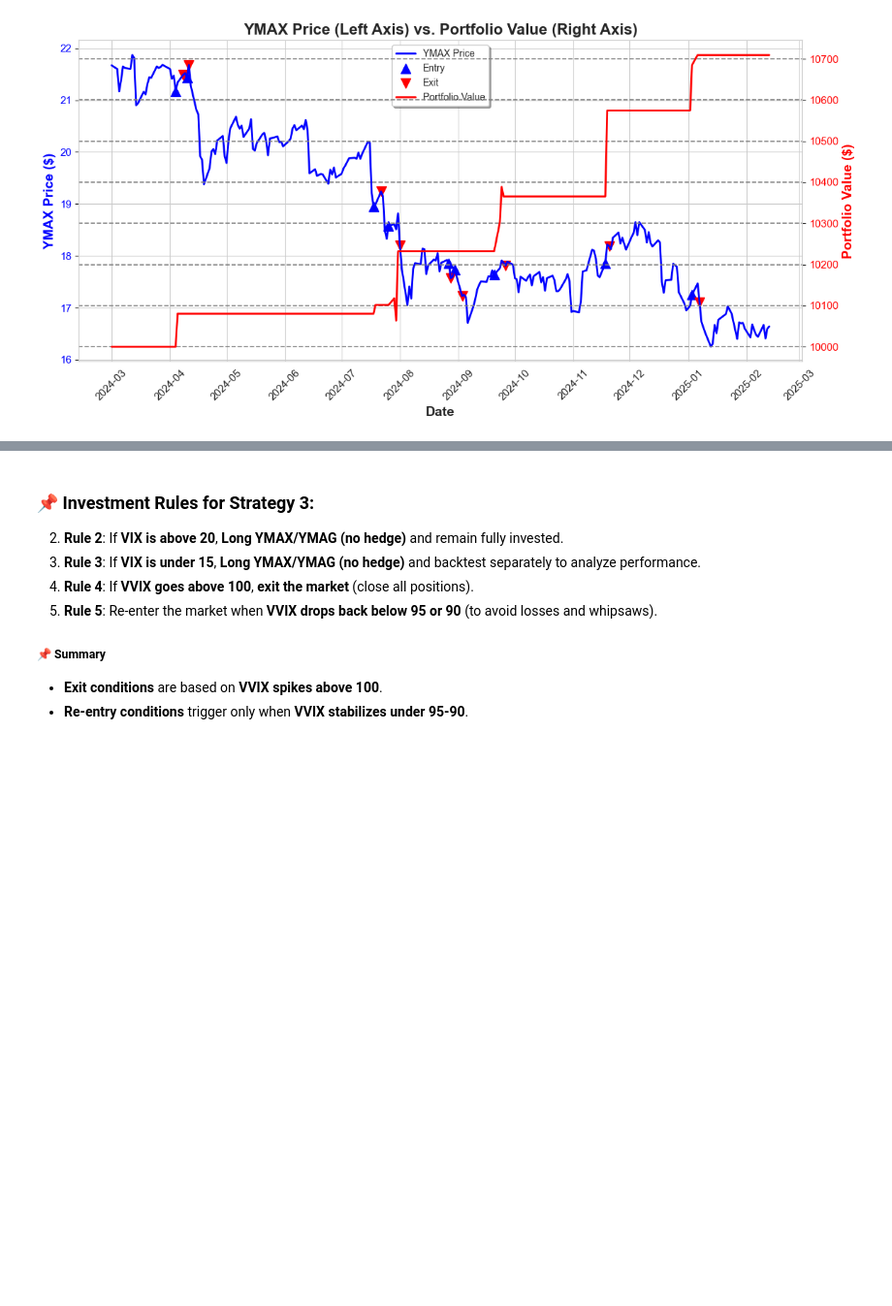
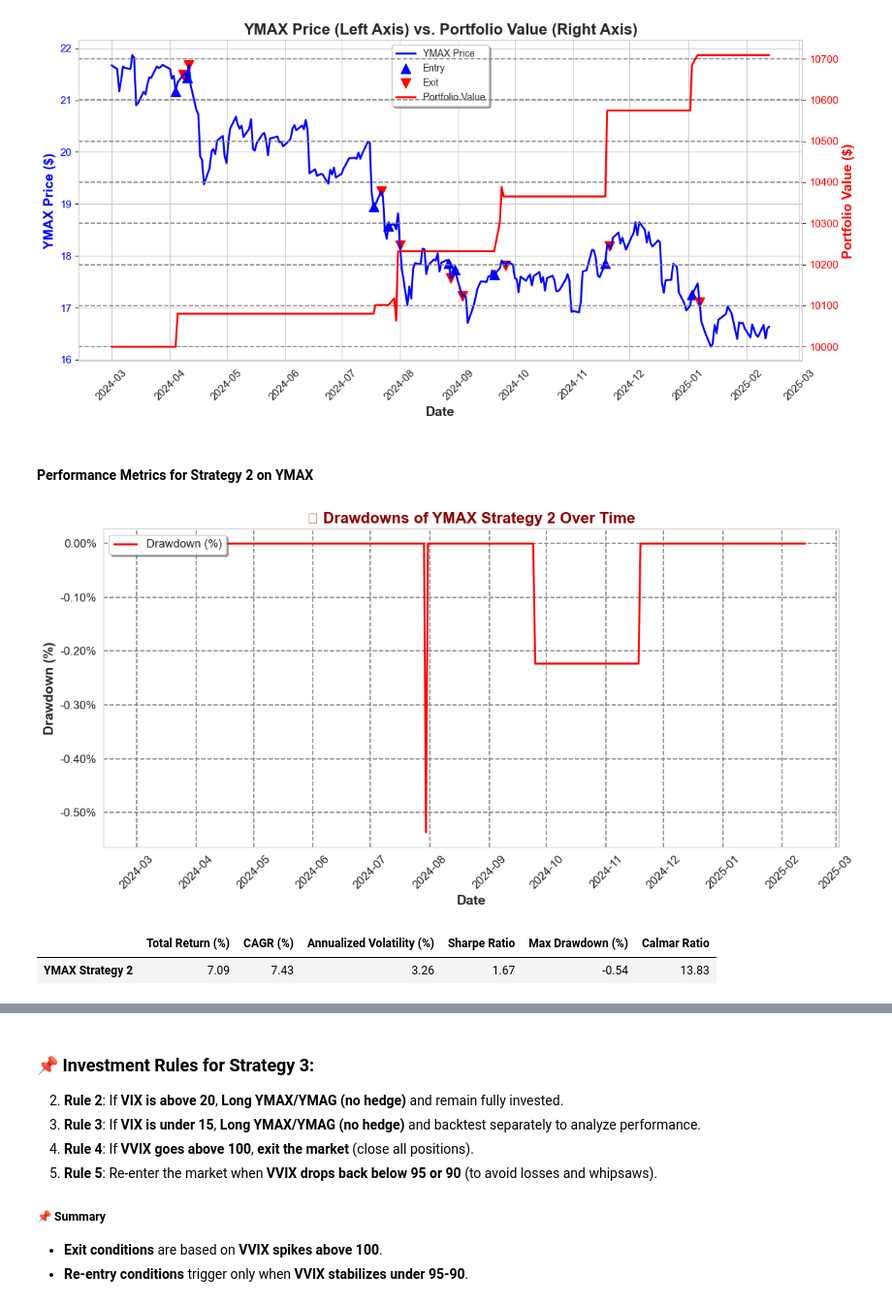
Before and after one commit to BensonMunene/Ratios-Strategy-App, a Jupyter notebook: Codes/Backtesting Strategy 2.ipynb, the cells around one changed output, grey strips where cells are left out. Shown at 97% size. Cells and saved outputs as stored; diff of their text form; code cells hidden in the pictures; blank space fills up the shorter version.

```diff
--- a/Codes/Backtesting Strategy 2.ipynb
+++ b/Codes/Backtesting Strategy 2.ipynb
@@ -831,3 +811,5 @@ fig.update_layout(
 # STEP E: Show Interactive Figure
 # ---------------------------------------------
 fig.show()
+# %% [markdown]
+#### Performance Metrics for Strategy 2 on YMAX
@@ -833,0 +853,46 @@ fig.show()
+# %%
+
+
+# ---------------------------------------------
+# STEP 2: Plot Drawdown Over Time
+# ---------------------------------------------
+sns.set_style("whitegrid")
+plt.figure(figsize=(12, 6))
+
+ax = sns.lineplot(
+    x=ymax_df["Date"],
+    y=drawdown_percentage,
+    color="red",
+    linewidth=2,
+    label="Drawdown (%)"
+)
+
+# Format X-axis to display months
+ax.xaxis.set_major_locator(mdates.MonthLocator())
+ax.xaxis.set_major_formatter(mdates.DateFormatter("%Y-%m"))
+plt.xticks(rotation=45, fontsize=12)
+plt.yticks(fontsize=12)
+
+# Format Y-axis labels as percentages (e.g., -1.00%, -2.00%)
+ax.yaxis.set_major_formatter(mticker.FuncFormatter(lambda y, pos: f"{y:.2f}%"))
+
+plt.xlabel("Date", fontsize=14, fontweight="bold")
+plt.ylabel("Drawdown (%)", fontsize=14, fontweight="bold")
+plt.title("📉 Drawdowns of YMAX Strategy 2 Over Time", fontsize=16, fontweight="bold", color="darkred")
+
+# Add thick, colored grid lines
+plt.grid(True, linestyle="--", linewidth=1.2, color="gray")
+
+plt.legend(fontsize=12, loc="upper left", frameon=True, shadow=True)
+plt.tight_layout()
+plt.show()
+# %% [output]
+[figure, added]
+# %%
+# Display the performance metrics for YMAX
+performance_df_ymax = performance_df
+performance_df_ymax = performance_df_ymax.round(2)
+performance_df_ymax
+# %% [output]
+|  | Total Return (%) | CAGR (%) | Annualized Volatility (%) | Sharpe Ratio | Max Drawdown (%) | Calmar Ratio |
+| YMAX Strategy 2 | 7.09 | 7.43 | 3.26 | 1.67 | -0.54 | 13.83 |
```
Also changed, not shown: parts of 12 cells of this notebook, 4 other files.
